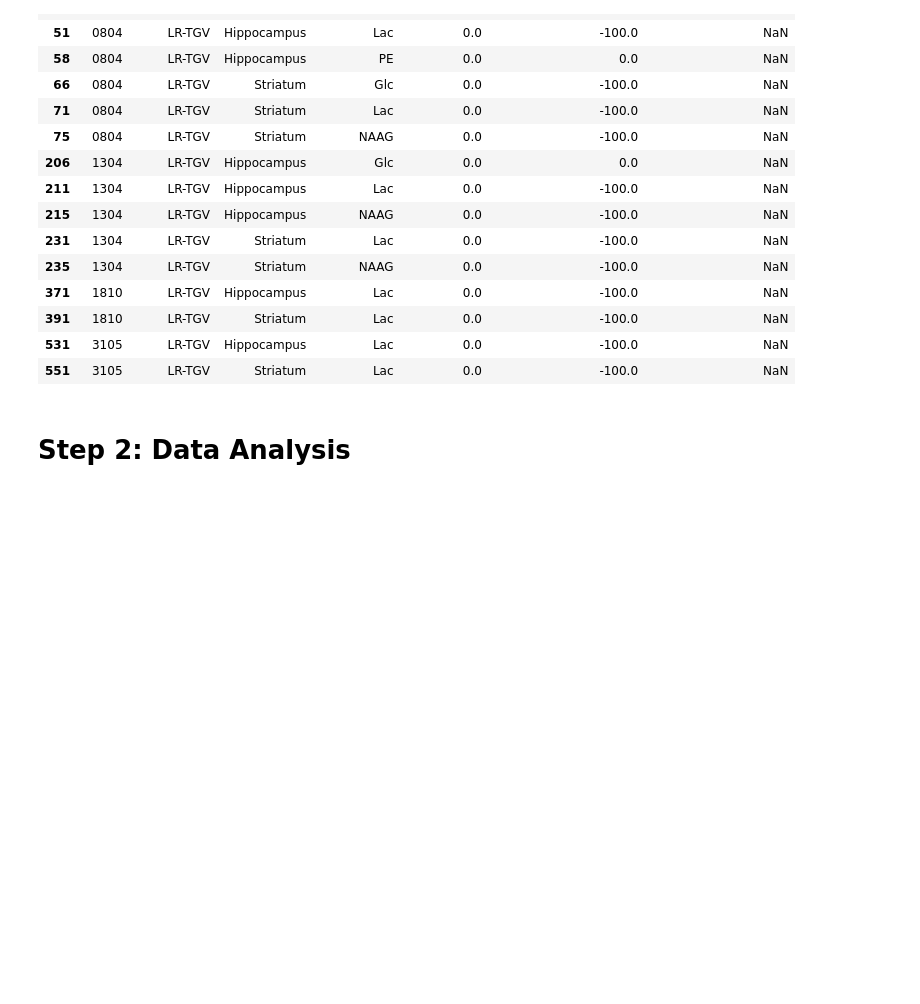
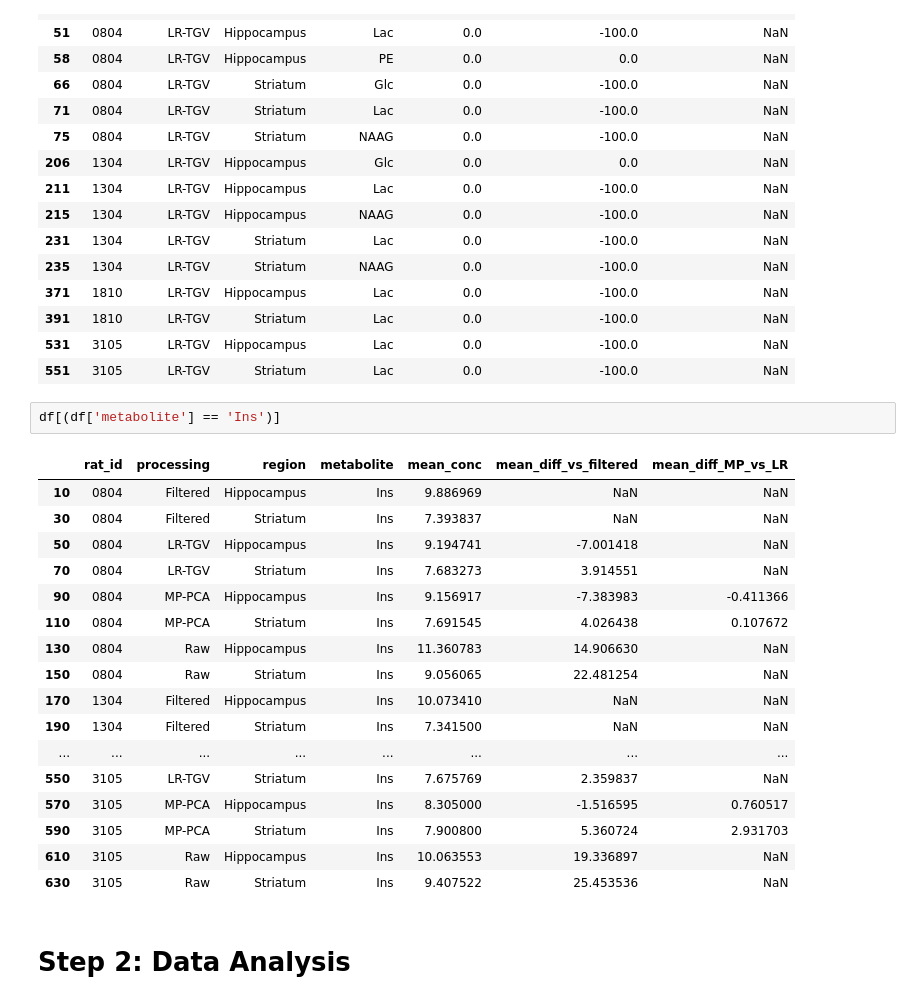
Before and after one commit to AlexisCogne/MRI_Practicals, a Jupyter notebook: Data_Analysis_Notebook.ipynb, the cells around one changed output. Drawn from its saved outputs; the diff is of its cells as text; blank space fills up the shorter version.

```diff
--- a/Data_Analysis_Notebook.ipynb
+++ b/Data_Analysis_Notebook.ipynb
@@ -131,6 +131,26 @@ df[(df['processing'] == 'LR-TGV') & (df['mean_conc'] == 0)]
 | 391 | 1810 | LR-TGV | Striatum | Lac | 0.0 | -100.0 | NaN |
 | 531 | 3105 | LR-TGV | Hippocampus | Lac | 0.0 | -100.0 | NaN |
 | 551 | 3105 | LR-TGV | Striatum | Lac | 0.0 | -100.0 | NaN |
+# %%
+df[(df['metabolite'] == 'Ins')]
+# %% [output]
+|  | rat_id | processing | region | metabolite | mean_conc | mean_diff_vs_filtered | mean_diff_MP_vs_LR |
+| 10 | 0804 | Filtered | Hippocampus | Ins | 9.886969 | NaN | NaN |
+| 30 | 0804 | Filtered | Striatum | Ins | 7.393837 | NaN | NaN |
+| 50 | 0804 | LR-TGV | Hippocampus | Ins | 9.194741 | -7.001418 | NaN |
+| 70 | 0804 | LR-TGV | Striatum | Ins | 7.683273 | 3.914551 | NaN |
+| 90 | 0804 | MP-PCA | Hippocampus | Ins | 9.156917 | -7.383983 | -0.411366 |
+| 110 | 0804 | MP-PCA | Striatum | Ins | 7.691545 | 4.026438 | 0.107672 |
+| 130 | 0804 | Raw | Hippocampus | Ins | 11.360783 | 14.906630 | NaN |
+| 150 | 0804 | Raw | Striatum | Ins | 9.056065 | 22.481254 | NaN |
+| 170 | 1304 | Filtered | Hippocampus | Ins | 10.073410 | NaN | NaN |
+| 190 | 1304 | Filtered | Striatum | Ins | 7.341500 | NaN | NaN |
+| ... | ... | ... | ... | ... | ... | ... | ... |
+| 550 | 3105 | LR-TGV | Striatum | Ins | 7.675769 | 2.359837 | NaN |
+| 570 | 3105 | MP-PCA | Hippocampus | Ins | 8.305000 | -1.516595 | 0.760517 |
+| 590 | 3105 | MP-PCA | Striatum | Ins | 7.900800 | 5.360724 | 2.931703 |
+| 610 | 3105 | Raw | Hippocampus | Ins | 10.063553 | 19.336897 | NaN |
+| 630 | 3105 | Raw | Striatum | Ins | 9.407522 | 25.453536 | NaN |
 # %% [markdown]
 # Step 2: Data Analysis
 # %% [markdown]
```
Also changed, not shown: parts of 11 cells of this notebook.
